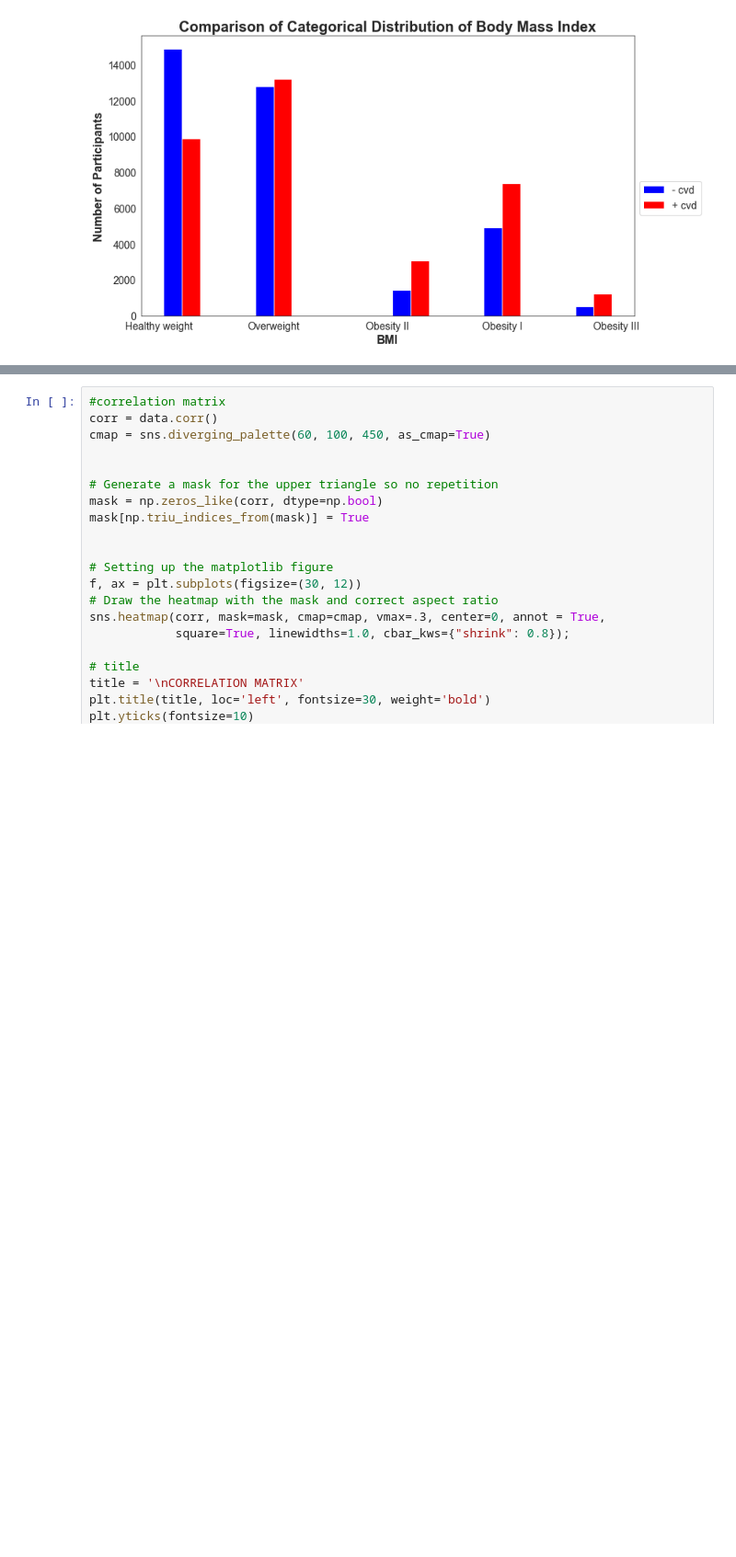
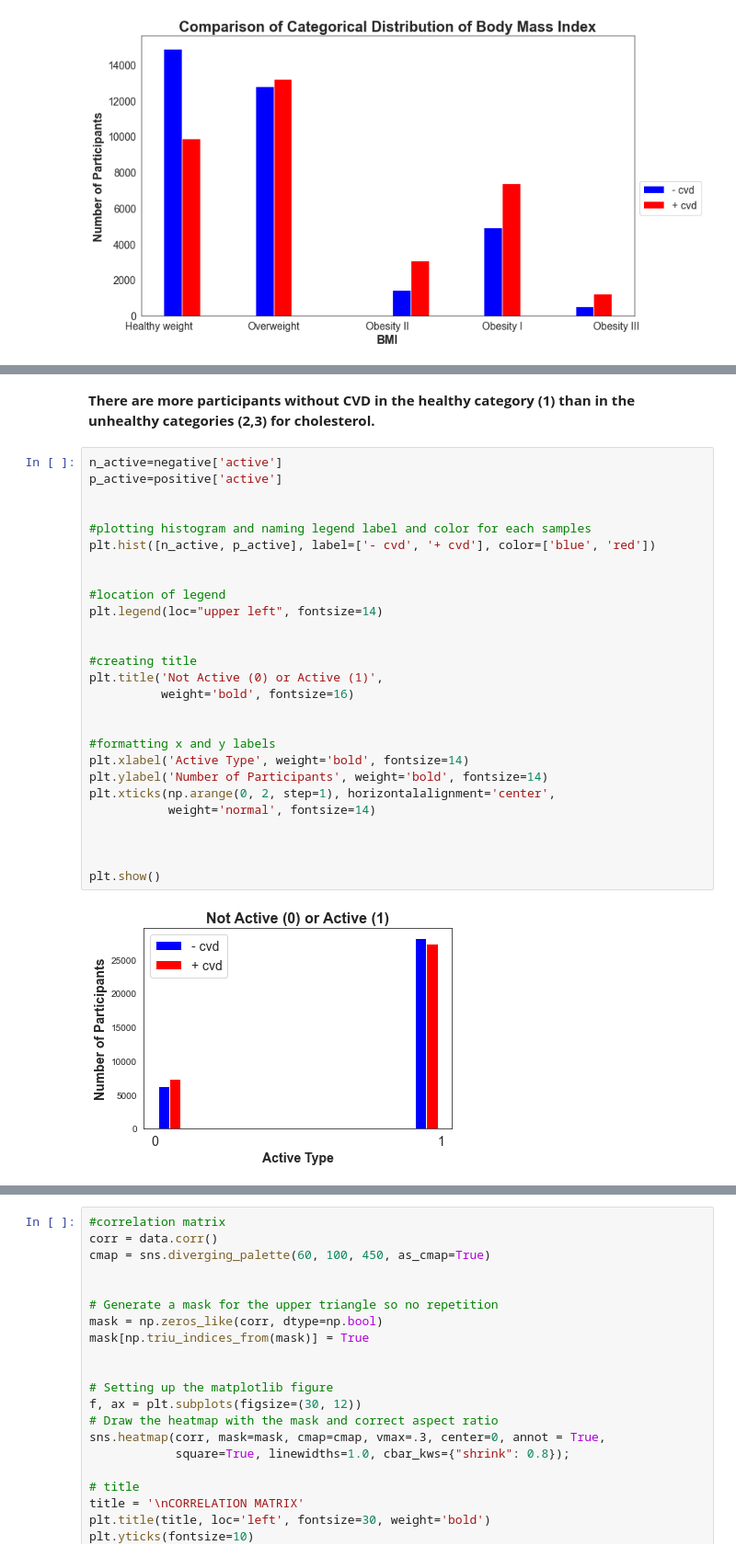
Before and after one commit to Nikee24/CVD_determinant, a Jupyter notebook: cvd_determinant_project.ipynb, the cells around one changed output, grey strips where cells are left out. Shown at 92% size. Saved outputs shown, nothing was run; the diff lists cells and outputs as text; blank space fills up the shorter version.

```diff
--- a/cvd_determinant_project.ipynb
+++ b/cvd_determinant_project.ipynb
@@ -614,0 +685,31 @@ Based on categorical BMI analysis shown above, there are more participants witho
+# %% [markdown]
+**There are more participants without CVD in the healthy category (1) than in the unhealthy categories (2,3) for cholesterol.**
+# %%
+n_active=negative['active']
+p_active=positive['active']
+
+
+#plotting histogram and naming legend label and color for each samples
+plt.hist([n_active, p_active], label=['- cvd', '+ cvd'], color=['blue', 'red'])
+
+
+#location of legend
+plt.legend(loc="upper left", fontsize=14)
+
+
+#creating title
+plt.title('Not Active (0) or Active (1)',
+          weight='bold', fontsize=16)
+
+
+#formatting x and y labels
+plt.xlabel('Active Type', weight='bold', fontsize=14)
+plt.ylabel('Number of Participants', weight='bold', fontsize=14)
+plt.xticks(np.arange(0, 2, step=1), horizontalalignment='center',
+           weight='normal', fontsize=14)
+
+
+
+plt.show()
+# %% [output]
+[figure, added]
```
Also changed, not shown: parts of 11 cells of this notebook.
